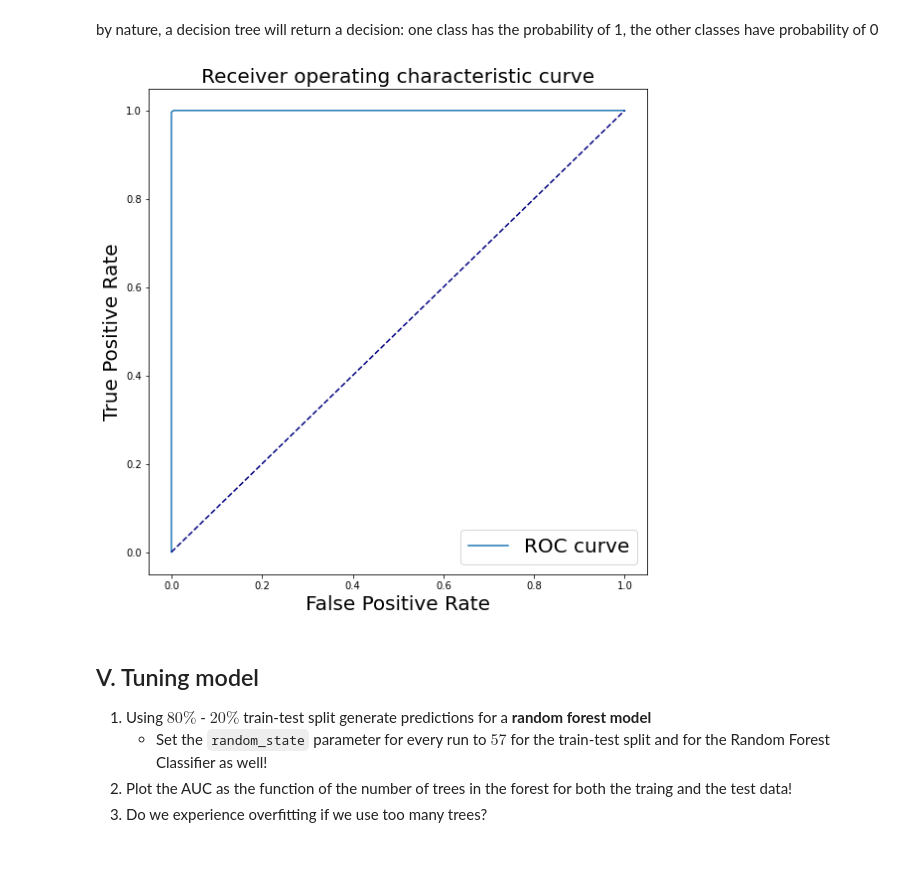
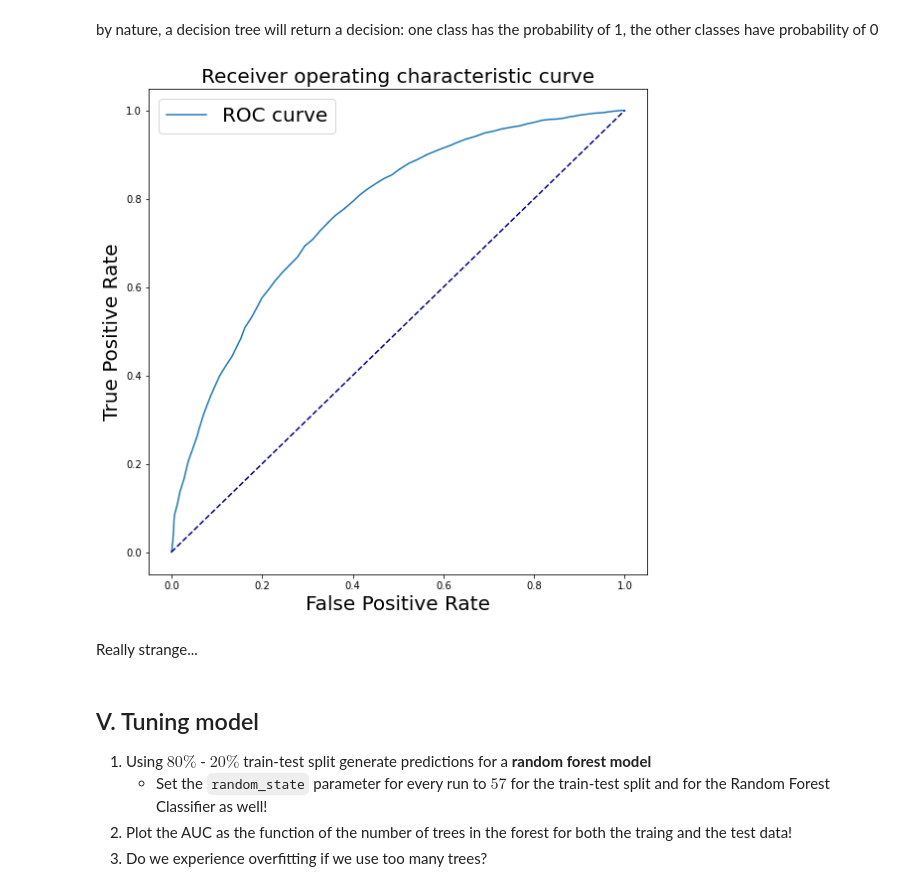
Before and after one commit to barnabasp/ML_Course, a Jupyter notebook: 8/bporfy_lab_08_tree_models.ipynb, the cells around one changed output. Saved outputs shown, nothing was run; the diff lists cells and outputs as text; code cells hidden in the pictures; blank space fills up the shorter version.

```diff
--- a/8/bporfy_lab_08_tree_models.ipynb
+++ b/8/bporfy_lab_08_tree_models.ipynb
@@ -371 +352,5 @@ clf_rf = RandomForestClassifier()
+# %%
+clf_dt = DecisionTreeClassifier()
+clf_rf = RandomForestClassifier()
+X_train, X_test, y_train, y_test = train_test_split(scaled_data, Y, test_size=0.7)
 # %%
@@ -380,6 +365,3 @@ array([0.68859284, 0.68276436, 0.65597668, 0.64556435, 0.68638067])
 Score of Random Forest is higher in all cases
 # %% [markdown]
 Create learning and training
-# %%
-clf_dt.fit(scaled_data,Y)
-clf_dt.predict_proba(scaled_data)
@@ -397,0 +368,2 @@ array([0, 1])
+# %%
+clf_dt.fit(X_train,y_train)
@@ -420,23 +394,25 @@ plt.show()
 # %% [markdown]
 by nature, a decision tree will return a decision: one class has the probability of 1, the other classes have probability of 0
-# %%
-clf_rf.fit(scaled_data,Y)
-
-fpr_rf = dict()
-tpr_rf = dict()
-fpr_rf, tpr_rf, _ = metrics.roc_curve(Y, clf_rf.predict_proba(scaled_data)[:,1])
-roc_auc_rf = metrics.auc(fpr_rf, tpr_rf)
 # %%
+clf_rf.fit(X_train,y_train)
+
+fpr_rf = dict()
+tpr_rf = dict()
+fpr_rf, tpr_rf, _ = metrics.roc_curve(y_test, clf_rf.predict_proba(X_test)[:,1])
+roc_auc_rf = metrics.auc(fpr_rf, tpr_rf)
+
 plt.figure(figsize=(9,9))
 plt.plot(fpr_rf,tpr_rf,label='ROC curve')
 plt.plot([0, 1], [0, 1], color='navy', linestyle='--')
 plt.xlabel('False Positive Rate', fontsize=20)
 plt.ylabel('True Positive Rate',fontsize=20)
 plt.title('Receiver operating characteristic curve',fontsize=20)
 plt.legend(fontsize=20)
 plt.show()
 # %% [output]
-[figure, old version]
+[figure, new version]
+# %% [markdown]
+Really strange...
 # %% [markdown]
 ## V. Tuning model
 
```
Also changed, not shown: parts of 17 cells of this notebook.
